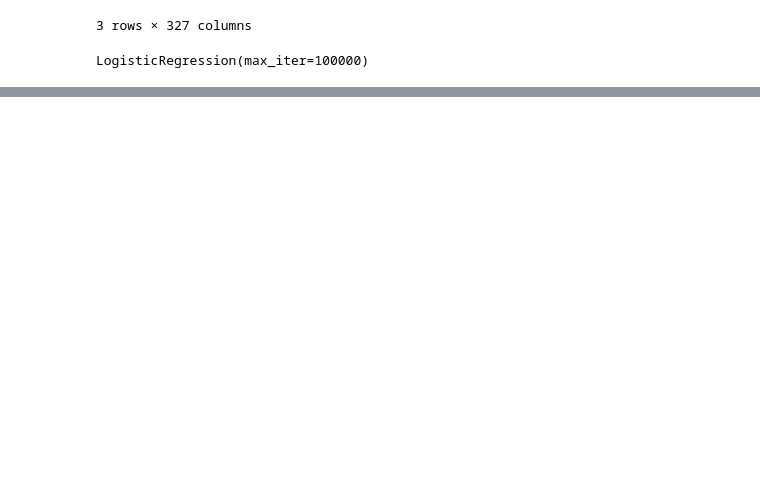
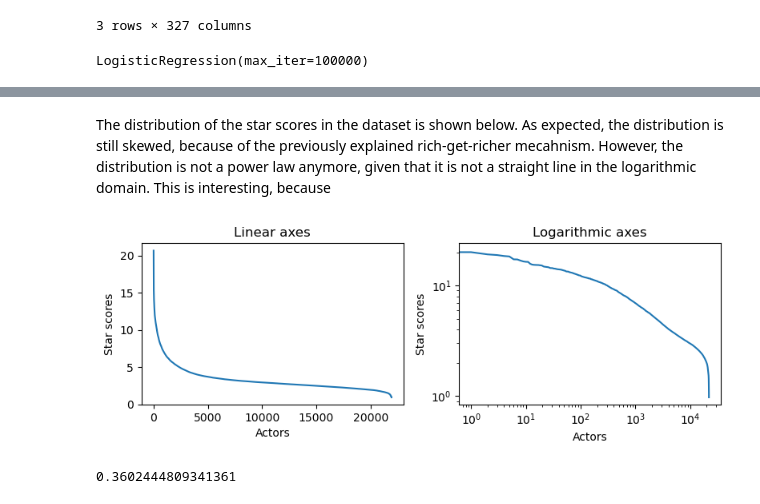
Before and after one commit to louisleger/ada-final-project, a Jupyter notebook: src/Observational_study.ipynb, the cells around one changed output, grey strips where cells are left out. Drawn from its saved outputs; the diff is of its cells as text; code cells hidden in the pictures; blank space fills up the shorter version.

```diff
--- a/src/Observational_study.ipynb
+++ b/src/Observational_study.ipynb
@@ -307,0 +344,3 @@ Ttest_indResult(statistic=0.5487491385163628, pvalue=0.5832621018055049)
+# %%
+#add star scores
+actors['ss'] = (actors['appearances'] + 0.17*actors['log_revenue'])**np.log10(actors['ratings'])
@@ -307,0 +354,24 @@ Ttest_indResult(statistic=0.5487491385163628, pvalue=0.5832621018055049)
+# %%
+actors.sort_values('ss', inplace=True, ascending=False)
+# %% [markdown]
+The distribution of the star scores in the dataset is shown below. As expected, the distribution is still skewed, because of the previously explained rich-get-richer mecahnism. However, the distribution is not a power law anymore, given that it is not a straight line in the logarithmic domain. This is interesting, because
+# %%
+#2 subplots
+fig, ax = plt.subplots(1,2, figsize=(8,3))
+
+sbplt = ax[0]
+sbplt.plot(np.arange(0,len(actors)),actors.ss)
+sbplt.set_title('Linear axes')
+sbplt.set_ylabel('Star scores')
+sbplt.set_xlabel('Actors')
+
+sbplt = ax[1]
+plt.loglog(np.arange(0,len(actors)),actors.ss)
+sbplt.set_title('Logarithmic axes')
+sbplt.set_ylabel('Star scores')
+sbplt.set_xlabel('Actors')
+
+fig.tight_layout()
+plt.show()
+# %% [output]
+[figure, added]
@@ -307,0 +381,4 @@ Ttest_indResult(statistic=0.5487491385163628, pvalue=0.5832621018055049)
+# %%
+len(ss_f)/len(actors)
+# %% [output]
+0.3602444809341361
```
Also changed, not shown: parts of 34 cells of this notebook, 3 other files.
